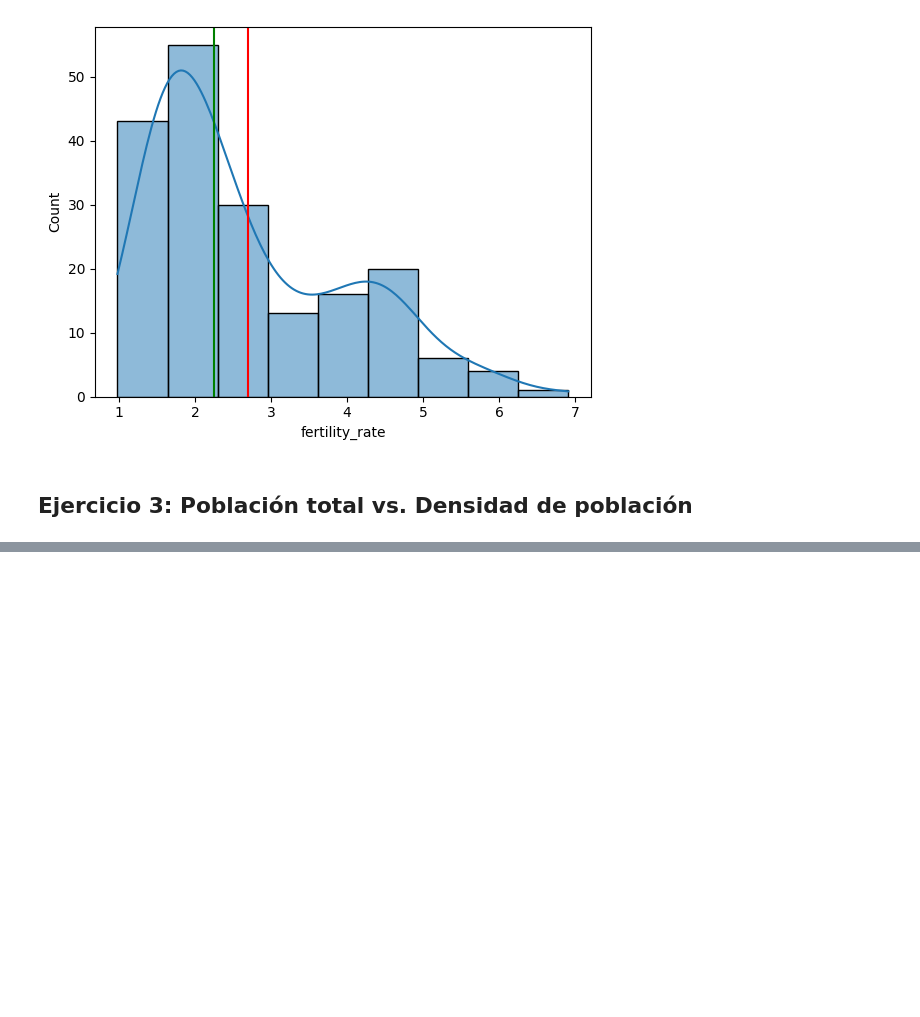
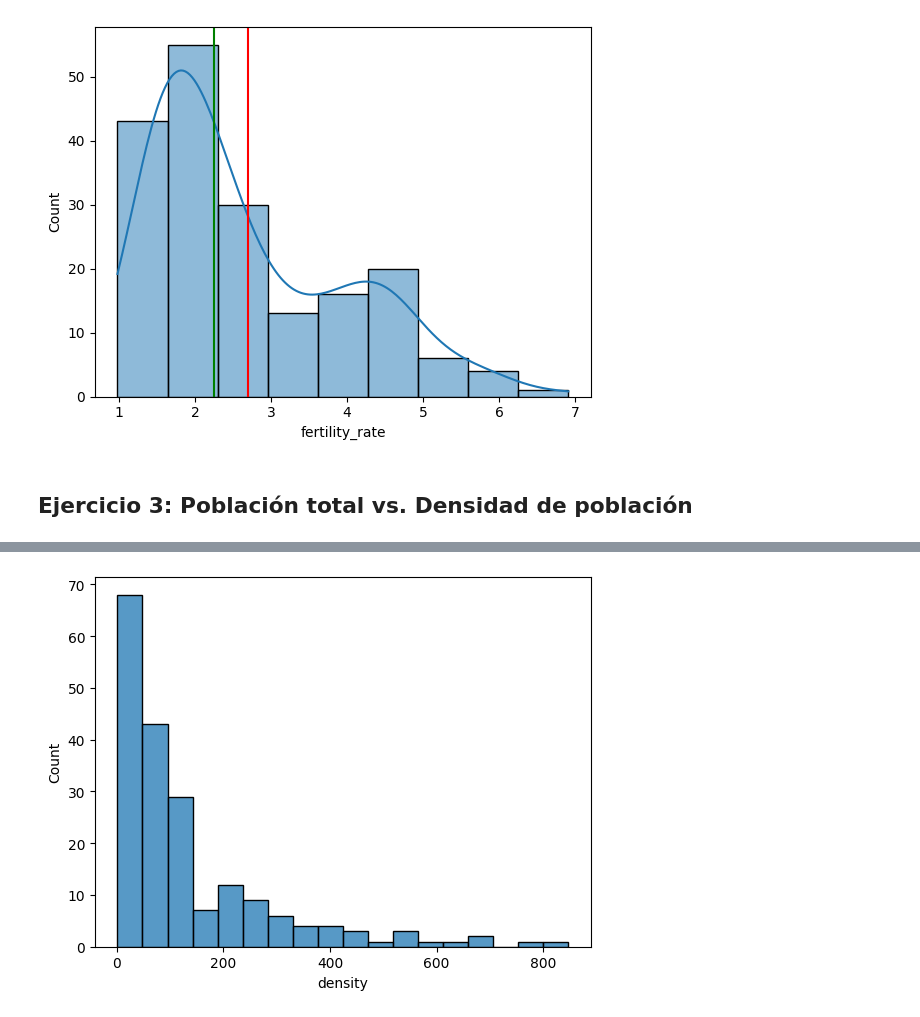
Before and after one commit to AMA00-98/pair_mod3_Ana_Lu, a Jupyter notebook: mod3_pair_leccion_09_estadistica.ipynb, the cells around one changed output, grey strips where cells are left out. Saved outputs shown, nothing was run; the diff lists cells and outputs as text; code cells hidden in the pictures; blank space fills up the shorter version.

```diff
--- a/mod3_pair_leccion_09_estadistica.ipynb
+++ b/mod3_pair_leccion_09_estadistica.ipynb
@@ -180,0 +199,4 @@ plt.axvline(df["fertility_rate"].median(), color = "green");
+# %%
+sns.histplot(data=df, x="density");
+# %% [output]
+[figure, added]
```
Also changed, not shown: parts of 13 cells of this notebook.
